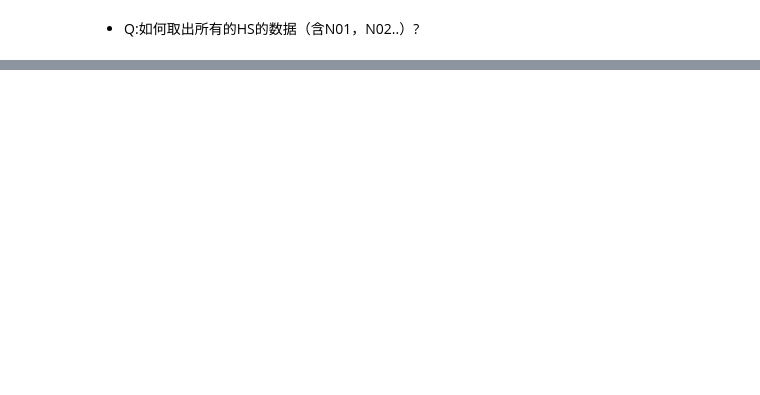
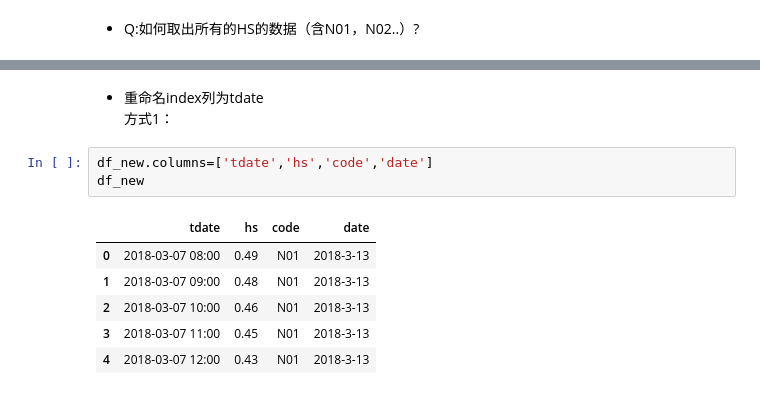
Before and after one commit to evaseemefly/GridForecastSys, a Jupyter notebook: byjupyter/06-生成当日生成的所有预报数据并写入数据库.ipynb, the cells around one changed output, grey strips where cells are left out. Cells and saved outputs as stored; diff of their text form; blank space fills up the shorter version.

```diff
--- a/byjupyter/06-生成当日生成的所有预报数据并写入数据库.ipynb
+++ b/byjupyter/06-生成当日生成的所有预报数据并写入数据库.ipynb
@@ -161,0 +218,13 @@ Name: (N01, HS), dtype: float64
+# %% [markdown]
+* 重命名index列为tdate
+ 方式1：
+# %%
+df_new.columns=['tdate','hs','code','date']
+df_new
+# %% [output]
+|  | tdate | hs | code | date |
+| 0 | 2018-03-07 08:00 | 0.49 | N01 | 2018-3-13 |
+| 1 | 2018-03-07 09:00 | 0.48 | N01 | 2018-3-13 |
+| 2 | 2018-03-07 10:00 | 0.46 | N01 | 2018-3-13 |
+| 3 | 2018-03-07 11:00 | 0.45 | N01 | 2018-3-13 |
+| 4 | 2018-03-07 12:00 | 0.43 | N01 | 2018-3-13 |
```
Also changed, not shown: parts of 44 cells of this notebook, 2 other files.
